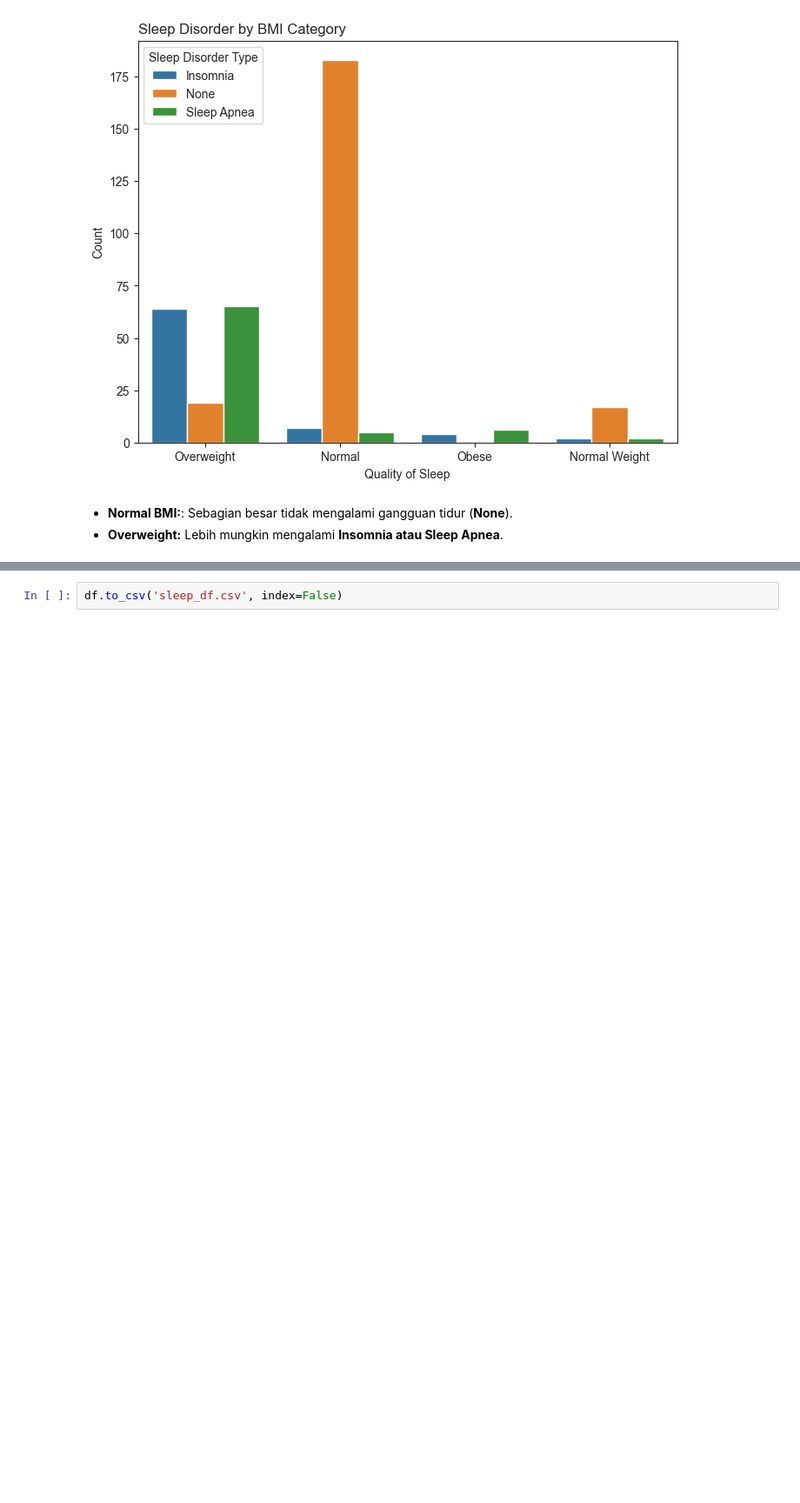
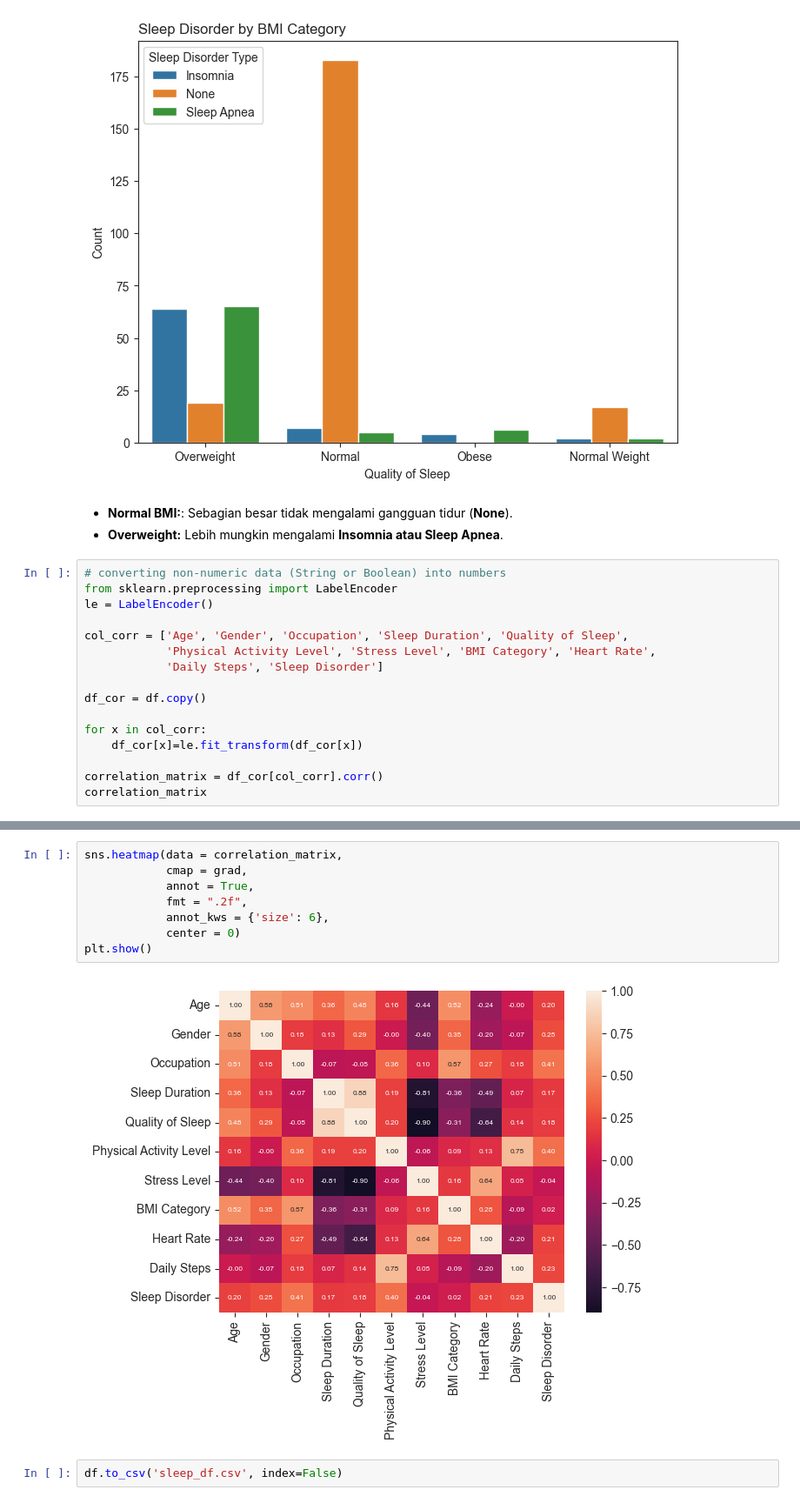
Before and after one commit to AthallaITS/sleep-health-analysis, a Jupyter notebook: kaggle/sleep-health-analysis-and-eda.ipynb, the cells around one changed output, grey strips where cells are left out. Shown: that part at 87% size. Cells and saved outputs as stored; diff of their text form; blank space fills up the shorter version.

```diff
--- a/kaggle/sleep-health-analysis-and-eda.ipynb
+++ b/kaggle/sleep-health-analysis-and-eda.ipynb
@@ -356,3 +374,19 @@ plt.show()
 # %% [markdown]
 * **Normal BMI:**: Sebagian besar tidak mengalami gangguan tidur (**None**).
 * **Overweight:** Lebih mungkin mengalami **Insomnia atau Sleep Apnea**.
+# %%
+# converting non-numeric data (String or Boolean) into numbers
+from sklearn.preprocessing import LabelEncoder
+le = LabelEncoder()
+
+col_corr = ['Age', 'Gender', 'Occupation', 'Sleep Duration', 'Quality of Sleep',
+            'Physical Activity Level', 'Stress Level', 'BMI Category', 'Heart Rate',
+            'Daily Steps', 'Sleep Disorder']
+
+df_cor = df.copy()
+
+for x in col_corr:
+    df_cor[x]=le.fit_transform(df_cor[x])
+
+correlation_matrix = df_cor[col_corr].corr()
+correlation_matrix
@@ -359,2 +406,12 @@ plt.show()
+# %%
+sns.heatmap(data = correlation_matrix,
+            cmap = grad,
+            annot = True,
+            fmt = ".2f",
+            annot_kws = {'size': 6},
+            center = 0)
+plt.show()
+# %% [output]
+[figure, added]
 # %%
 df.to_csv('sleep_df.csv', index=False)
```
Also changed, not shown: parts of 10 cells of this notebook.
